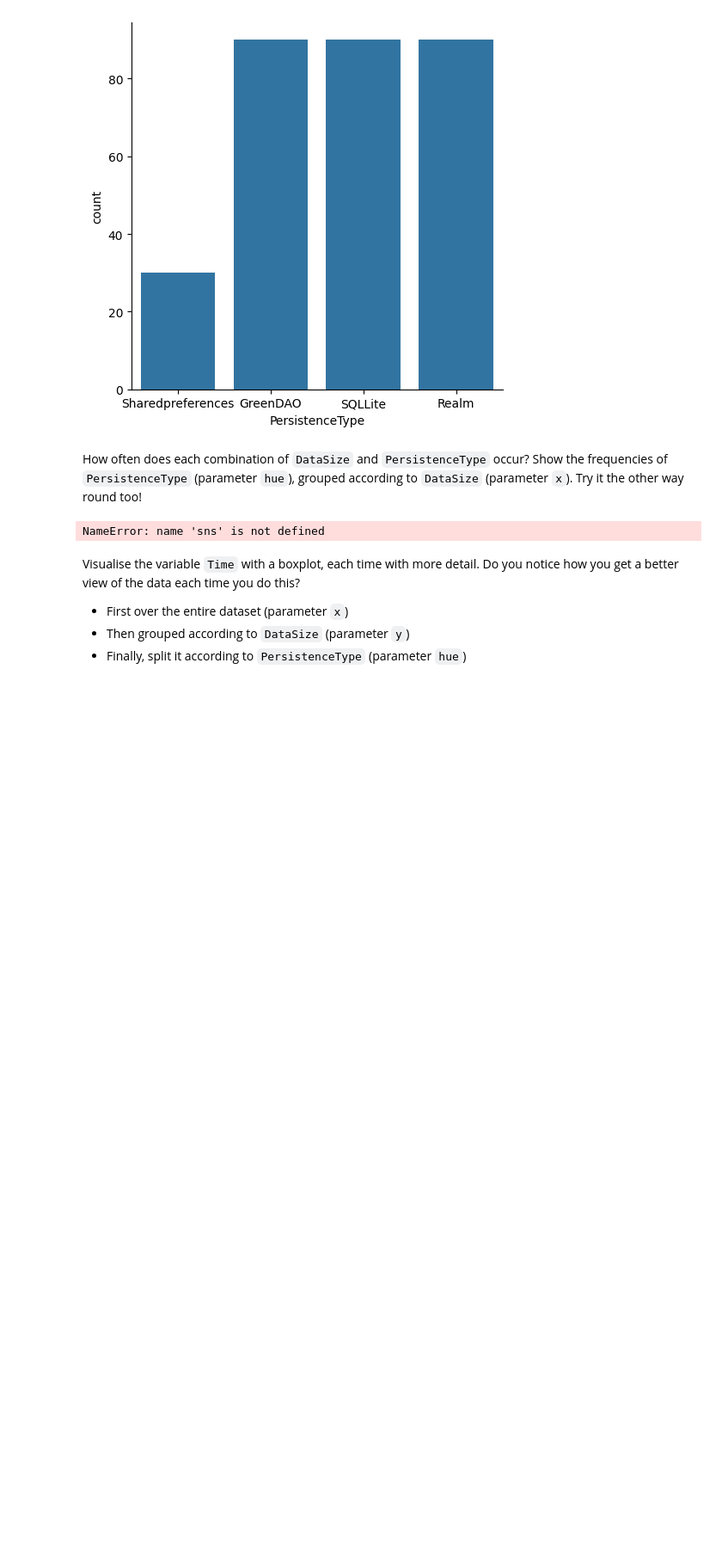
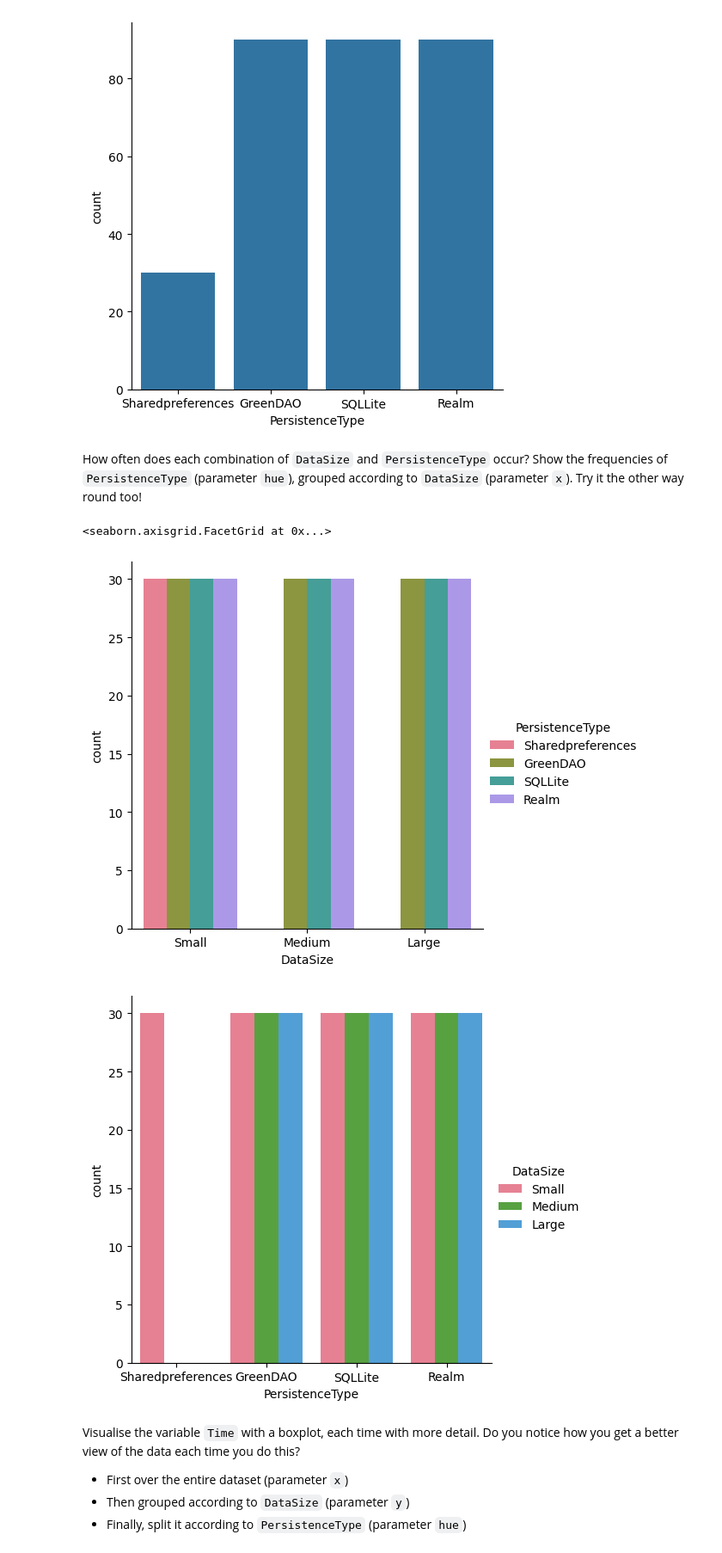
Before and after one commit to i32caroj/data-science, a Jupyter notebook: 2-analysis-1-var/lab-2.06-android-persistence.ipynb, the cells around one changed output. Shown at 86% size. Cells and saved outputs as stored; diff of their text form; code cells hidden in the pictures; blank space fills up the shorter version.

```diff
--- a/2-analysis-1-var/lab-2.06-android-persistence.ipynb
+++ b/2-analysis-1-var/lab-2.06-android-persistence.ipynb
@@ -45,8 +45,12 @@ sns.catplot(data=android, kind='count', x='PersistenceType')
 How often does each combination of `DataSize` and `PersistenceType` occur? Show the frequencies of `PersistenceType` (parameter `hue`), grouped according to `DataSize` (parameter `x`). Try it the other way round too!
 # %%
 sns.catplot(data=android, kind='count', x='DataSize', hue='PersistenceType', palette=sns.color_palette("husl", 4))
+
+sns.catplot(data=android, kind='count', x='PersistenceType', hue='DataSize', palette=sns.color_palette("husl", 3))
 # %% [output]
-NameError: name 'sns' is not defined
+<seaborn.axisgrid.FacetGrid at 0x...>
+[figure, added]
+[figure, added]
 # %% [markdown]
 Visualise the variable `Time` with a boxplot, each time with more detail. Do you notice how you get a better view of the data each time you do this?
 
```
Also changed, not shown: 3 other files.
